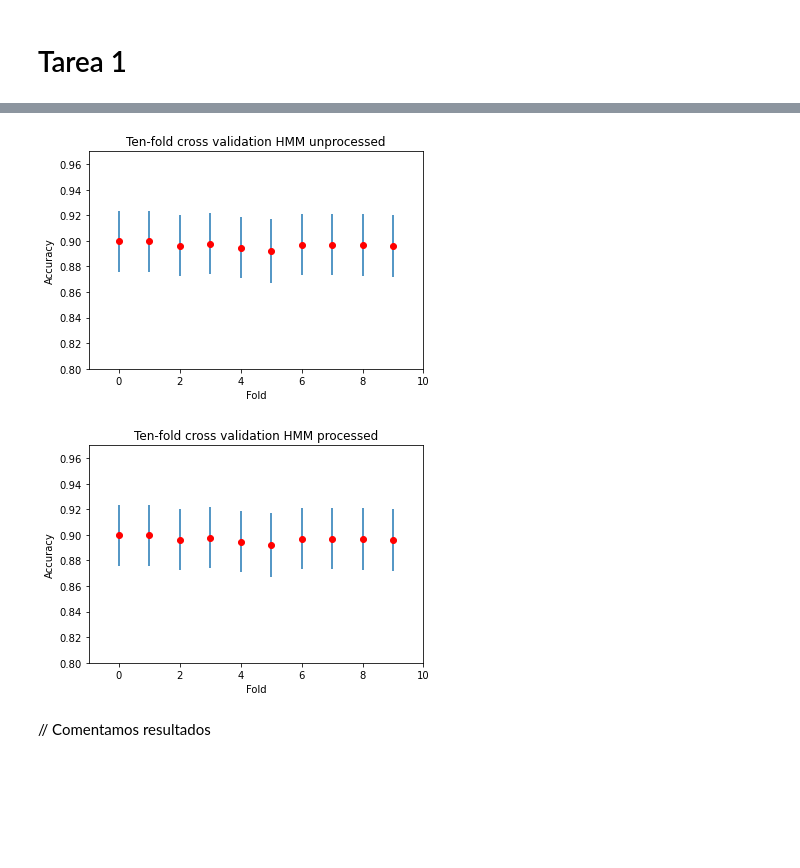
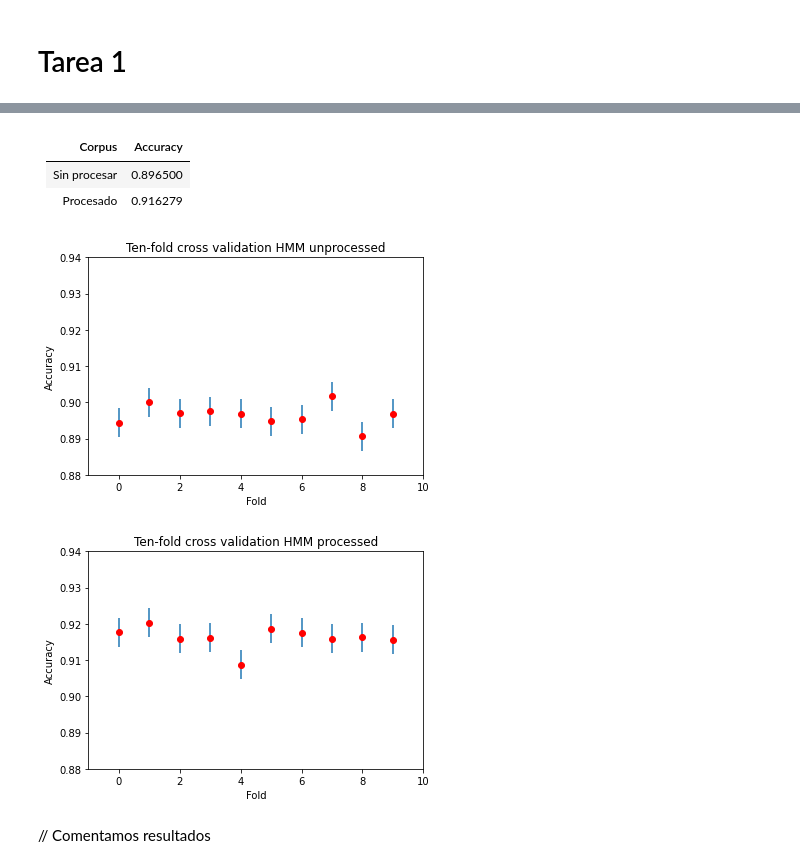
Before and after one commit to jiwidi/MIARFID, a Jupyter notebook: LC/final_lab/POS_tagigng.ipynb, the cells around one changed output, grey strips where cells are left out. Cells and saved outputs as stored; diff of their text form; code cells hidden in the pictures; blank space fills up the shorter version.

```diff
--- a/LC/final_lab/POS_tagigng.ipynb
+++ b/LC/final_lab/POS_tagigng.ipynb
@@ -96,6 +96,7 @@ for train_index, test_index in kf_fold.split(corpus):
     #Split data
     training_cv = np.take(corpus,train_index)
     test_cv = np.take(corpus,test_index)
+
     #HMM
     tagger_hmm = hmm.HiddenMarkovModelTagger.train(training_cv)
     v = tagger_hmm.evaluate(test_cv)
@@ -113,8 +114,10 @@ intervals_hmm_processed = []
 kf_fold = KFold(n_splits=10, shuffle=False)
 for train_index, test_index in kf_fold.split(processed_corpus):
     #Split data
-    training_cv = np.take(corpus,train_index)
-    test_cv = np.take(corpus,test_index)
+    #training_cv = [corpus[i] for i in train_index]
+    #test_cv = [corpus[i] for i in test_index]
+    training_cv = np.take(processed_corpus,train_index)
+    test_cv = np.take(processed_corpus,test_index)
     #HMM
     tagger_hmm = hmm.HiddenMarkovModelTagger.train(training_cv)
     v = tagger_hmm.evaluate(test_cv)
@@ -126,4 +129,7 @@ for train_index, test_index in kf_fold.split(processed_corpus):
     d = 1.96*math.sqrt((v*(1-v))/N)
     ic = round(d,3)
     intervals_hmm_processed.append(ic)
+
+print("Accuracy sin procesar:", sum(results_hmm_unprocessed)/len(results_hmm_unprocessed))
+print("Accuracy procesando: " , sum(results_hmm_processed)/len(results_hmm_processed))
 # %% [output]
@@ -132,28 +140,33 @@ Wall time: 19min 48s
+# %% [markdown]
+| Corpus | Accuracy |
+| --- | --- |
+| Sin procesar | 0.896500 |
+| Procesado | 0.916279 |
 # %%
 x=[i for i in range(10)]
 y=results_hmm_unprocessed # results es una lista con los resultados de cada experimento
-plt.axis([-1, 10, 0.80, 0.97])
+plt.axis([-1, 10, 0.88, 0.94])
 plt.ylabel('Accuracy')
 plt.xlabel('Fold')
 plt.title('Ten-fold cross validation HMM unprocessed')
 plt.plot(x,y,'ro')
 Tic=intervals_hmm_unprocessed# Lista con los intervalos de confianza
 plt.errorbar(x,y,yerr=Tic,linestyle='None')
 plt.show()
 
 x=[i for i in range(10)]
 y=results_hmm_processed # results es una lista con los resultados de cada experimento
-plt.axis([-1, 10, 0.80, 0.97])
+plt.axis([-1, 10, 0.88, 0.94])
 plt.ylabel('Accuracy')
 plt.xlabel('Fold')
 plt.title('Ten-fold cross validation HMM processed')
 plt.plot(x,y,'ro')
 Tic=intervals_hmm_processed# Lista con los intervalos de confianza
 plt.errorbar(x,y,yerr=Tic,linestyle='None')
 plt.show()
 # %% [output]
-[figure, old version]
+[figure, new version]
-[figure, old version]
+[figure, new version]
 # %% [markdown]
 // Comentamos resultados
 # %% [markdown]
```
Also changed, not shown: parts of 5 cells of this notebook, 1 other file.
